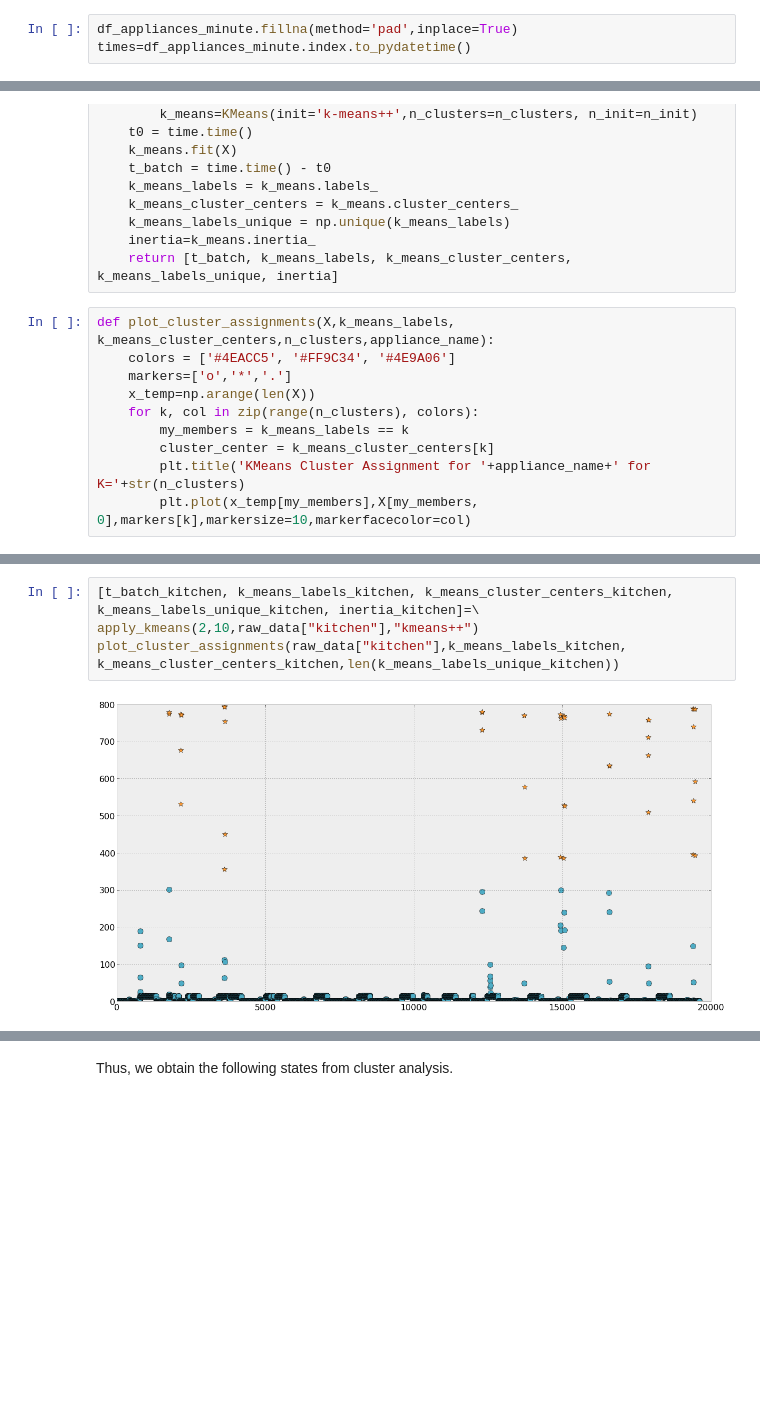
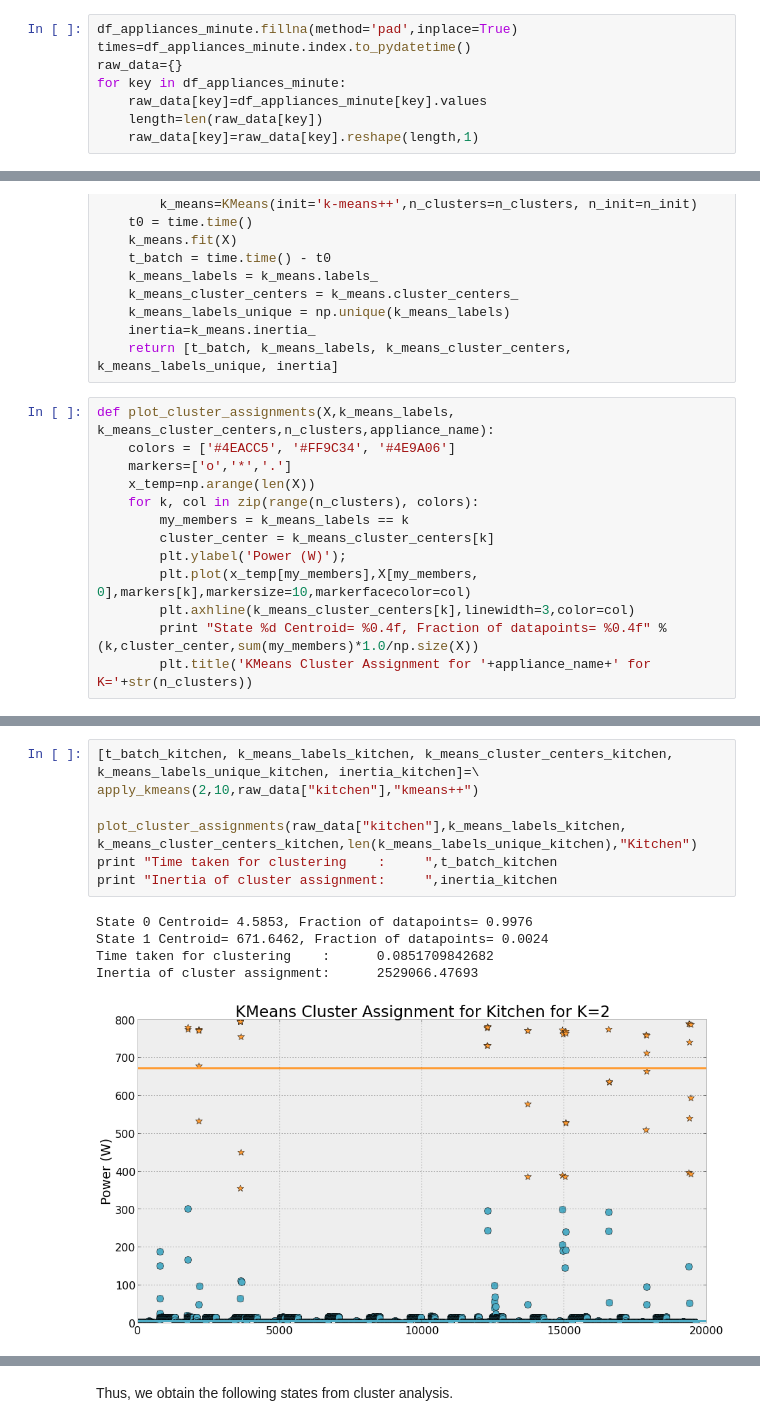
Before and after one commit to nipunbatra/nilm, a Jupyter notebook: REDD_House2_Analysis.ipynb, the cells around one changed output, grey strips where cells are left out. Saved outputs shown, nothing was run; the diff lists cells and outputs as text; blank space fills up the shorter version.

Commit message:
Added K-Means analysis

```diff
--- a/REDD_House2_Analysis.ipynb
+++ b/REDD_House2_Analysis.ipynb
@@ -705,6 +705,11 @@ Filling missing data (currently NaN) with previous value (commonly known as forw
 # %%
 df_appliances_minute.fillna(method='pad',inplace=True)
 times=df_appliances_minute.index.to_pydatetime()
+raw_data={}
+for key in df_appliances_minute:
+    raw_data[key]=df_appliances_minute[key].values
+    length=len(raw_data[key])
+    raw_data[key]=raw_data[key].reshape(length,1)
 # %%
 def apply_kmeans(n_clusters, n_init,X,init=None):
     if init is None:
@@ -727,8 +732,11 @@ def plot_cluster_assignments(X,k_means_labels, k_means_cluster_centers,n_cluster
     for k, col in zip(range(n_clusters), colors):
         my_members = k_means_labels == k
         cluster_center = k_means_cluster_centers[k]
-        plt.title('KMeans Cluster Assignment for '+appliance_name+' for K='+str(n_clusters)
+        plt.ylabel('Power (W)');
         plt.plot(x_temp[my_members],X[my_members, 0],markers[k],markersize=10,markerfacecolor=col)
+        plt.axhline(k_means_cluster_centers[k],linewidth=3,color=col)
+        print "State %d Centroid= %0.4f, Fraction of datapoints= %0.4f" %(k,cluster_center,sum(my_members)*1.0/np.size(X))
+        plt.title('KMeans Cluster Assignment for '+appliance_name+' for K='+str(n_clusters))
 # %%
 [t_batch_stove, k_means_labels_stove, k_means_cluster_centers_stove, k_means_labels_unique_stove, inertia_stove]=\
 apply_kmeans(2,10,raw_data["stove"],"kmeans++")
@@ -738,9 +752,16 @@ plot_cluster_assignments(raw_data["stove"],k_means_labels_stove, k_means_cluster
 # %%
 [t_batch_kitchen, k_means_labels_kitchen, k_means_cluster_centers_kitchen, k_means_labels_unique_kitchen, inertia_kitchen]=\
 apply_kmeans(2,10,raw_data["kitchen"],"kmeans++")
-plot_cluster_assignments(raw_data["kitchen"],k_means_labels_kitchen, k_means_cluster_centers_kitchen,len(k_means_labels_unique_kitchen))
+
+plot_cluster_assignments(raw_data["kitchen"],k_means_labels_kitchen, k_means_cluster_centers_kitchen,len(k_means_labels_unique_kitchen),"Kitchen")
+print "Time taken for clustering    :     ",t_batch_kitchen
+print "Inertia of cluster assignment:     ",inertia_kitchen
 # %% [output]
+State 0 Centroid= 4.5853, Fraction of datapoints= 0.9976
+State 1 Centroid= 671.6462, Fraction of datapoints= 0.0024
+Time taken for clustering    :      0.0851709842682
+Inertia of cluster assignment:      2529066.47693
-[figure, old version]
+[figure, new version]
 # %%
 [t_batch_kitchen_2, k_means_labels_kitchen_2, k_means_cluster_centers_kitchen_2, k_means_labels_unique_kitchen_2, inertia_kitchen_2]=\
 apply_kmeans(3,10,raw_data["kitchen_2"],"kmeans++")
```
Also changed, not shown: parts of 15 cells of this notebook.
